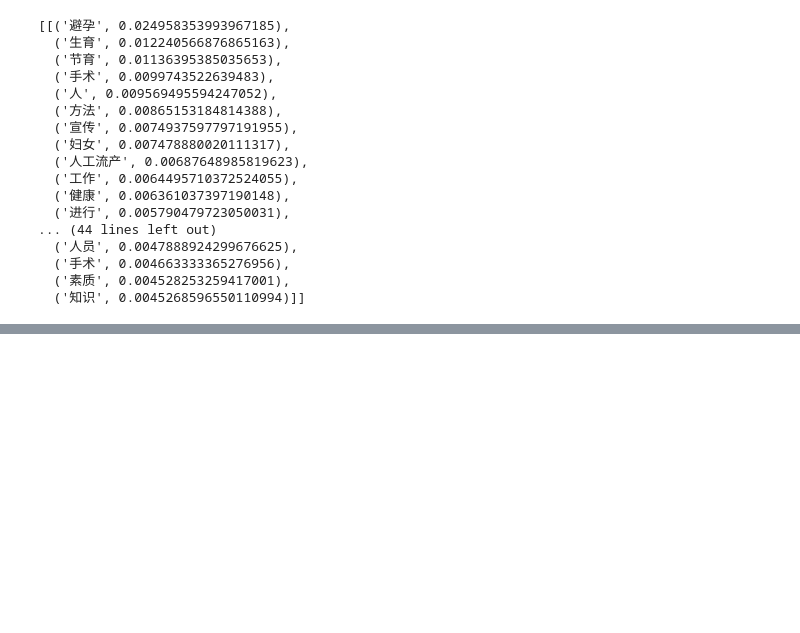
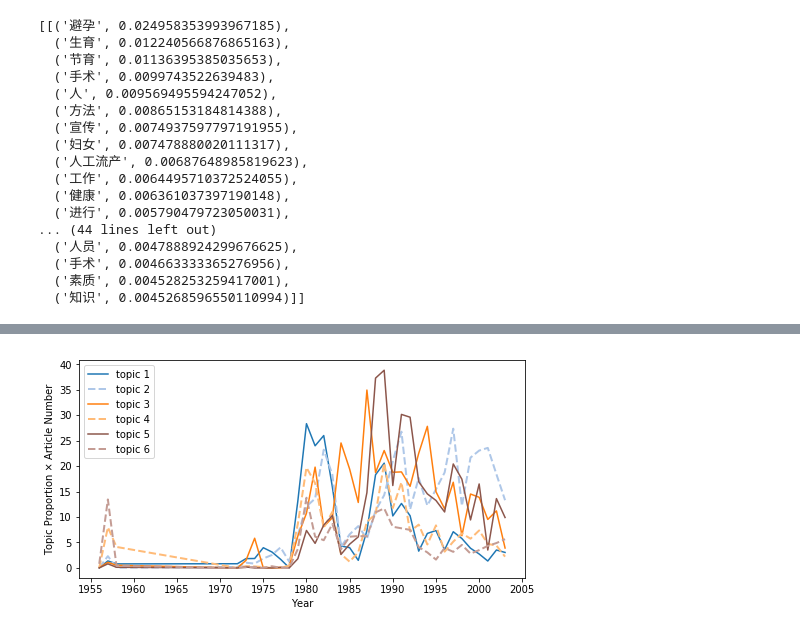
Before and after one commit to css-research-sp19/fp-di-Tong, a Jupyter notebook: data/DTM.ipynb, the cells around one changed output, grey strips where cells are left out. Saved outputs shown, nothing was run; the diff lists cells and outputs as text; code cells hidden in the pictures; blank space fills up the shorter version.

```diff
--- a/data/DTM.ipynb
+++ b/data/DTM.ipynb
@@ -911,0 +1005,19 @@ fifth_topic
+# %%
+color_sequence = ['#1f77b4', '#aec7e8', '#ff7f0e', '#ffbb78', '#2ca02c',
+                  '#98df8a', '#d62728', '#ff9896', '#9467bd', '#c5b0d5',
+                  '#8c564b', '#c49c94', '#e377c2', '#f7b6d2', '#7f7f7f',
+                  '#c7c7c7', '#bcbd22', '#dbdb8d', '#17becf', '#9edae5']
+plt.figure(figsize=(8, 4))
+plt.plot(grouped_df_6['year'], grouped_df_6['t1'], label='topic 1', color = color_sequence[0])
+plt.plot(grouped_df_6['year'], grouped_df_6['t2'], label='topic 2', color = color_sequence[1], linestyle = '--', linewidth = 2)
+plt.plot(grouped_df_6['year'], grouped_df_6['t3'], label='topic 3', color = color_sequence[2])
+plt.plot(grouped_df_6['year'], grouped_df_6['t4'], label='topic 4', color = color_sequence[3], linestyle = '--', linewidth = 2)
+plt.plot(grouped_df_6['year'], grouped_df_6['t5'], label='topic 5', color = color_sequence[10])
+plt.plot(grouped_df_6['year'], grouped_df_6['t6'], label='topic 6', color = color_sequence[11], linestyle = '--', linewidth = 2)
+plt.xticks(np.arange(1955, 2010, step=5))
+plt.xlabel("Year")
+plt.ylabel("Topic Proportion × Article Number")
+plt.legend(loc='best')
+plt.show()
+# %% [output]
+[figure, added]
```
Also changed, not shown: parts of 31 cells of this notebook, 1 other file.
